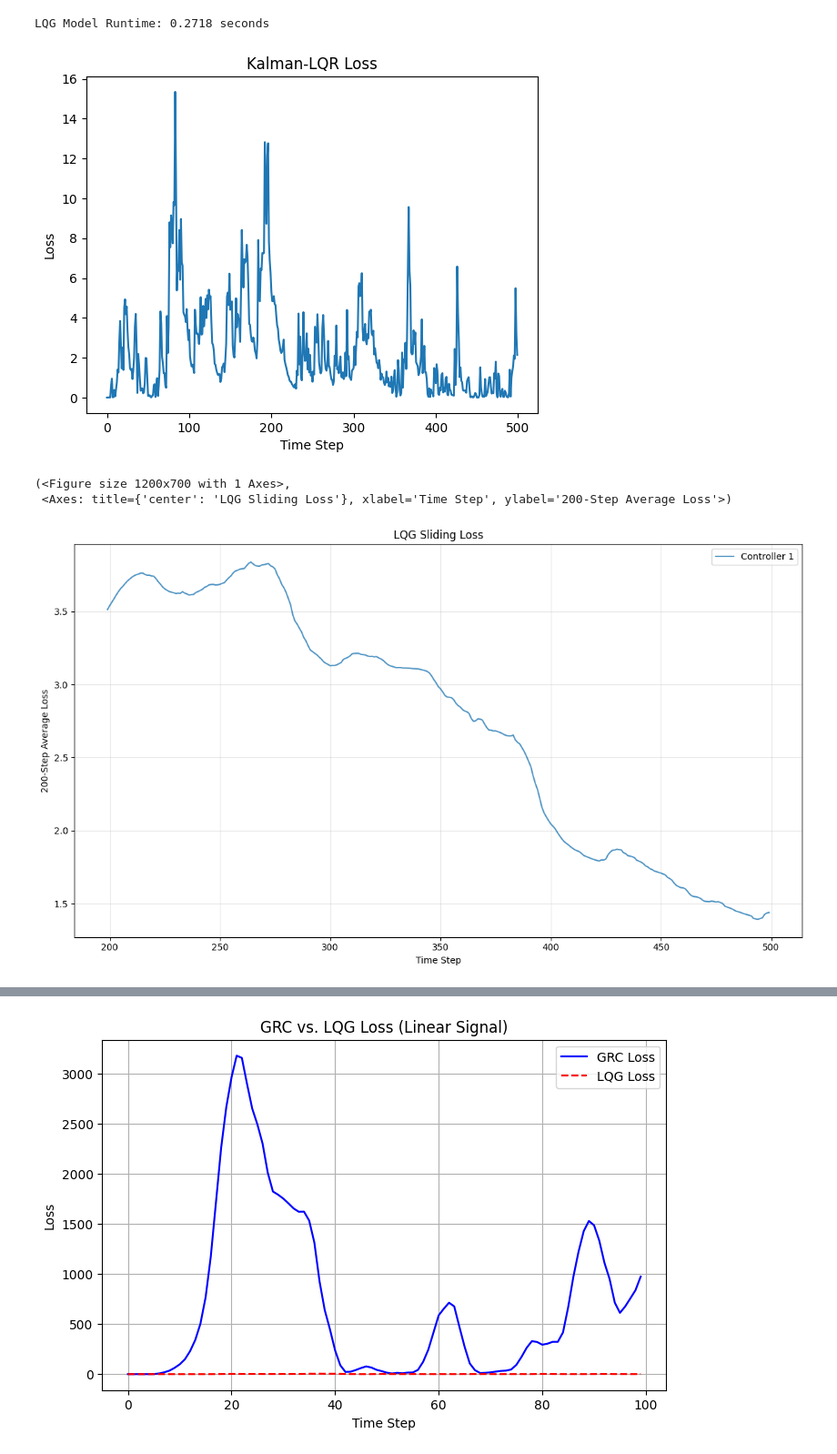
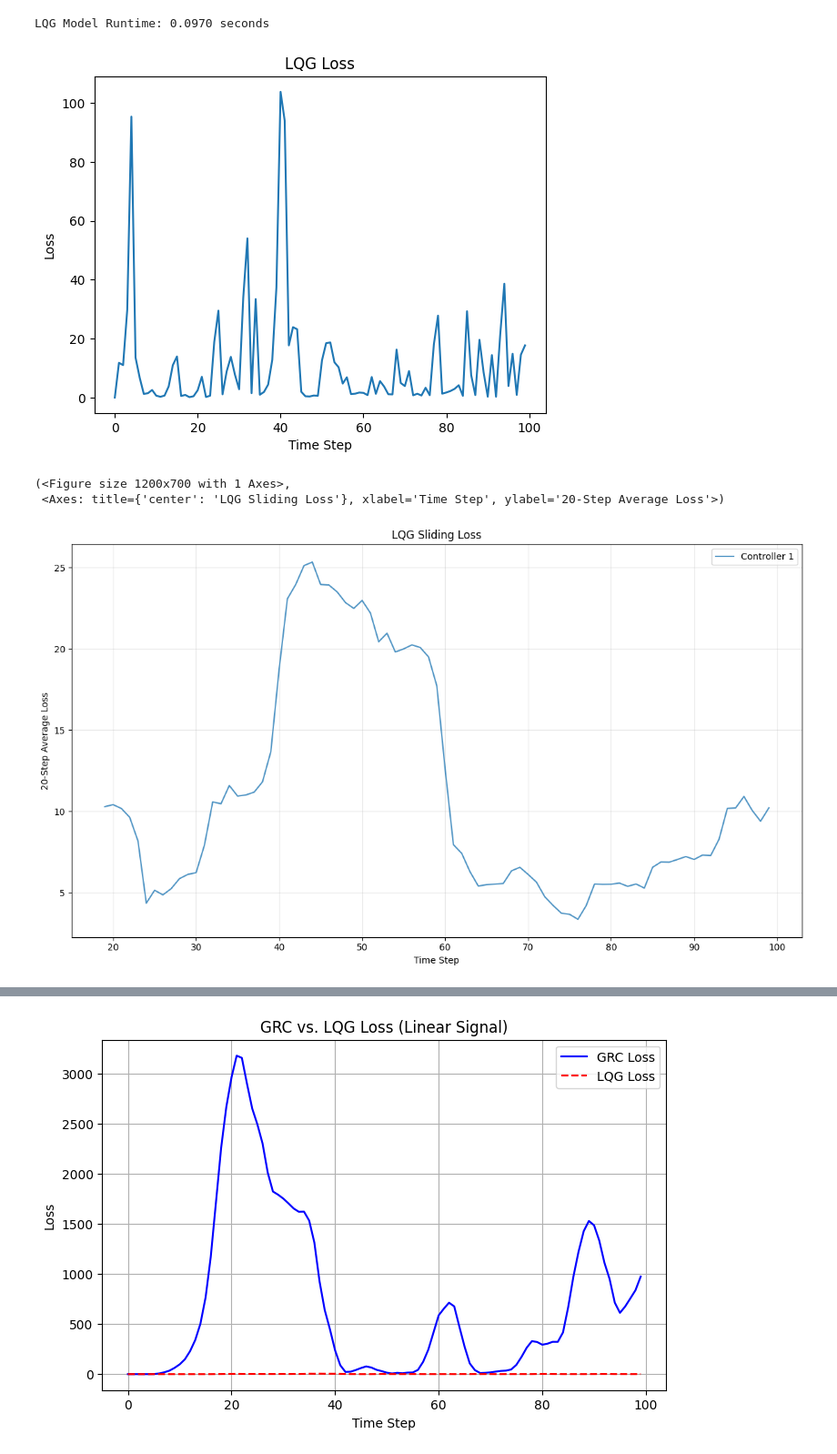
Before and after one commit to Sof0-0/spectral_control, a Jupyter notebook: tests_po_colab.ipynb, the cells around one changed output, grey strips where cells are left out. Shown at 91% size. Saved outputs shown, nothing was run; the diff lists cells and outputs as text; code cells hidden in the pictures.

```diff
--- a/tests_po_colab.ipynb
+++ b/tests_po_colab.ipynb
@@ -32,14 +32,15 @@ C = make_diagonalizable_matrix(d)
 B = np.random.randn(d, n)
 Q = make_positive_semidefinite(d)
 R = make_positive_semidefinite(n)
-Q_noise = 0.1 * np.eye(d)
-R_noise = 0.1 * np.eye(C.shape[0])
+
+Q_noise = 0.1 * np.eye(d) # Process Noise Covariance
+R_noise = 0.1 * np.eye(C.shape[0])  # Measurement Noise Covariance
 
 
 # PARAMETERS
 h = 5         # Number of eigenpairs
 eta =  0.001  # Step size
-T = 500
+T = 100
 
 
 lqg_po = LQG(A, B, C, Q, Q_noise, R, R_noise, h, eta, T, name="LQG", nl=False)
@@ -55,42 +56,42 @@ print(f"LQG Model Runtime: {end_time - start_time:.4f} seconds")
 
 # start_time = time.time()
 # lqg_po_nl.run()
 # end_time = time.time()
 # print(f"LQG NL Model Runtime: {end_time - start_time:.4f} seconds")
 
 # start_time = time.time()
 # grc_po_nl.run()
 # end_time = time.time()
 # print(f"GRC NL Model Runtime: {end_time - start_time:.4f} seconds")
 
 # start_time = time.time()
 # grc_po_stu.run()
 # end_time = time.time()
 # print(f"GRC STU Model Runtime: {end_time - start_time:.4f} seconds")
 
 # # OSC_NL
 # start_time = time.time()
 # osc_nl.run()
 # end_time = time.time()
 # print(f"OSC NL Model Runtime: {end_time - start_time:.4f} seconds")
 
 # OSC_w_STU
 # start_time = time.time()
 # osc_wstu.run()
 # end_time = time.time()
 # print(f"OSC_w_STU Modsel Runtime: {end_time - start_time:.4f} seconds")
 
-plot_loss(lqg_po, "Kalman-LQR Loss")
+plot_loss(lqg_po, "LQG Loss")
 # plot_loss(lqg_po_nl, "Kalman-LQR NL Loss")
 # %% [output]
-LQG Model Runtime: 0.2718 seconds
+LQG Model Runtime: 0.0970 seconds
-[figure, old version]
+[figure, new version]
 # %%
-plot_loss_sliding(lqg_po, "LQG Sliding Loss", window_size=200)
+plot_loss_sliding(lqg_po, "LQG Sliding Loss", window_size=20)
 # %% [output]
 (<Figure size 1200x700 with 1 Axes>,
- <Axes: title={'center': 'LQG Sliding Loss'}, xlabel='Time Step', ylabel='200-Step Average Loss'>)
+ <Axes: title={'center': 'LQG Sliding Loss'}, xlabel='Time Step', ylabel='20-Step Average Loss'>)
-[figure, old version]
+[figure, new version]
 # %%
 # GRC PO Experiments
 
```
Also changed, not shown: parts of 7 cells of this notebook.
